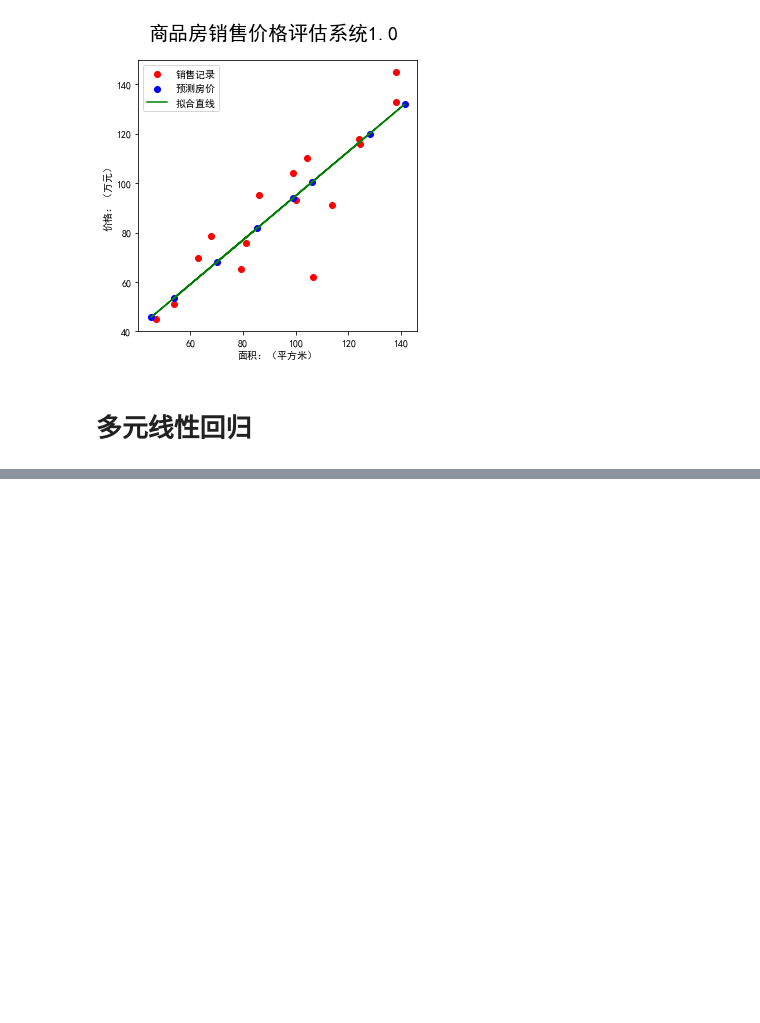
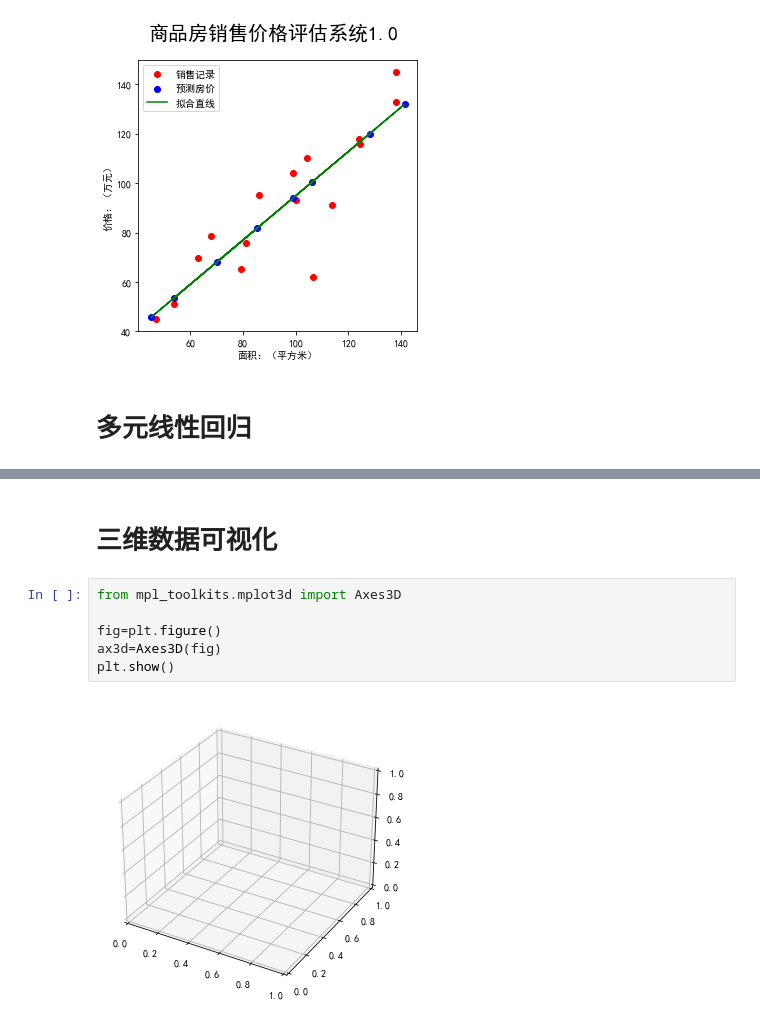
Before and after one commit to weiyunfei123/JupyerNotebook, a Jupyter notebook: 解析法线性回归.ipynb, the cells around one changed output, grey strips where cells are left out. Cells and saved outputs as stored; diff of their text form; blank space fills up the shorter version.

```diff
--- a/解析法线性回归.ipynb
+++ b/解析法线性回归.ipynb
@@ -67,0 +151,10 @@ y=tf.constant([145.00,110.00,93.00,116.00,65.32,104.00,118.00,91.00,62.00,133.00
+# %% [markdown]
+# 三维数据可视化
+# %%
+from mpl_toolkits.mplot3d import Axes3D
+
+fig=plt.figure()
+ax3d=Axes3D(fig)
+plt.show()
+# %% [output]
+[figure, added]
```
Also changed, not shown: parts of 25 cells of this notebook.
